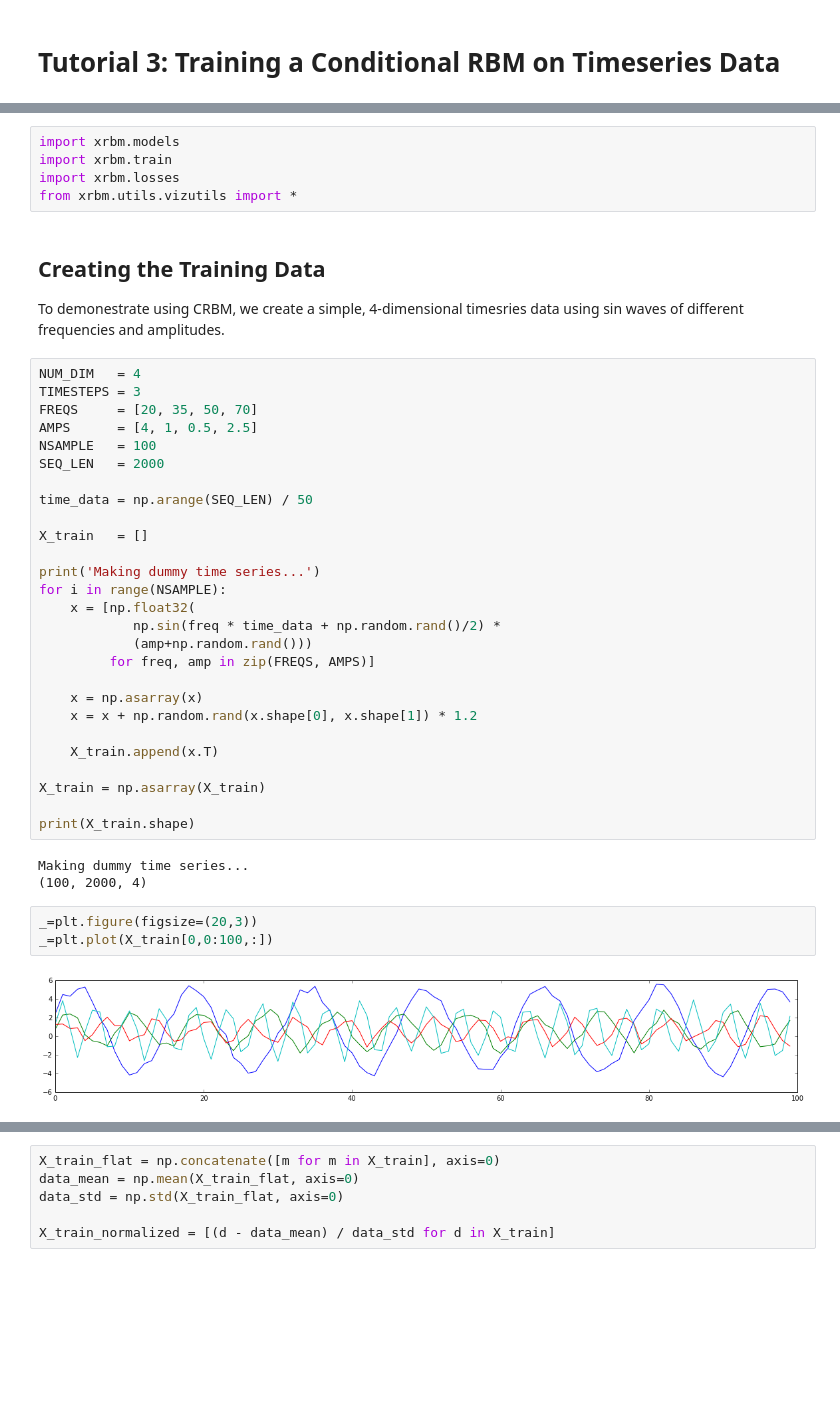
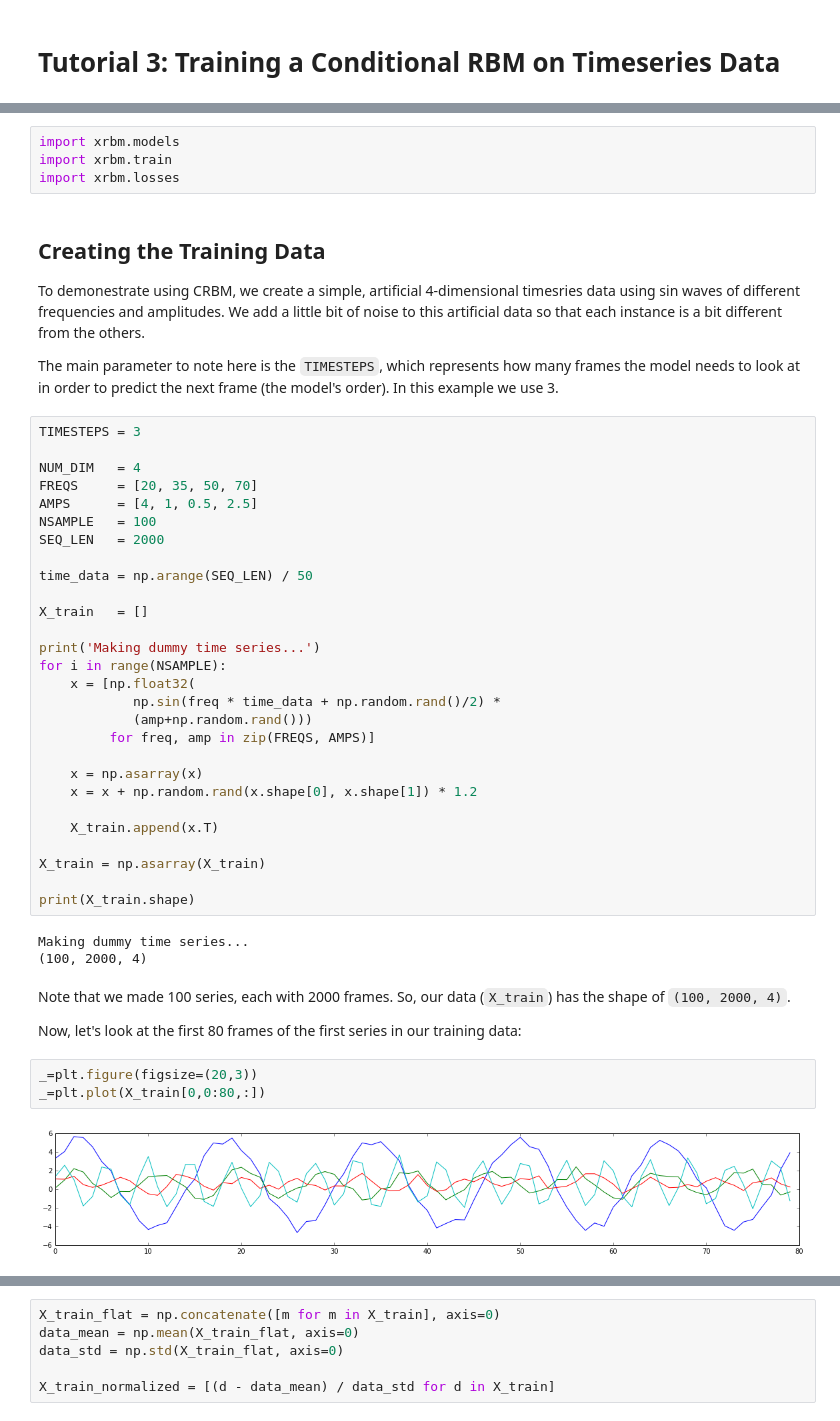
Before and after one commit to omimo/xRBM, a Jupyter notebook: examples/03-CRBM-Wave.ipynb, the cells around one changed output, grey strips where cells are left out. Cells and saved outputs as stored; diff of their text form; blank space fills up the shorter version.

Commit message:
updated the crbm notebook

```diff
--- a/examples/03-CRBM-Wave.ipynb
+++ b/examples/03-CRBM-Wave.ipynb
@@ -21,14 +30,16 @@ We import the `xrbm.models` module, which contains the `CRBM` model class, as we
 import xrbm.models
 import xrbm.train
 import xrbm.losses
-from xrbm.utils.vizutils import *
 # %% [markdown]
 ## Creating the Training Data
 
-To demonestrate using CRBM, we create a simple, 4-dimensional timesries data using sin waves of different frequencies and amplitudes.
+To demonestrate using CRBM, we create a simple, artificial 4-dimensional timesries data using sin waves of different frequencies and amplitudes. We add a little bit of noise to this artificial data so that each instance is a bit different from the others.
+
+The main parameter to note here is the `TIMESTEPS`, which represents how many frames the model needs to look at in order to predict the next frame (the model's order). In this example we use 3.
 # %%
+TIMESTEPS = 3
+
 NUM_DIM   = 4
-TIMESTEPS = 3
 FREQS     = [20, 35, 50, 70]
 AMPS      = [4, 1, 0.5, 2.5]
 NSAMPLE   = 100
@@ -56,8 +67,12 @@ print(X_train.shape)
 # %% [output]
 Making dummy time series...
 (100, 2000, 4)
+# %% [markdown]
+Note that we made 100 series, each with 2000 frames. So, our data (`X_train`) has the shape of `(100, 2000, 4)`.
+
+Now, let's look at the first 80 frames of the first series in our training data:
 # %%
 _=plt.figure(figsize=(20,3))
-_=plt.plot(X_train[0,0:100,:])
+_=plt.plot(X_train[0,0:80,:])
 # %% [output]
-[figure, old version]
+[figure, new version]
```
Also changed, not shown: parts of 29 cells of this notebook, 1 other file.
